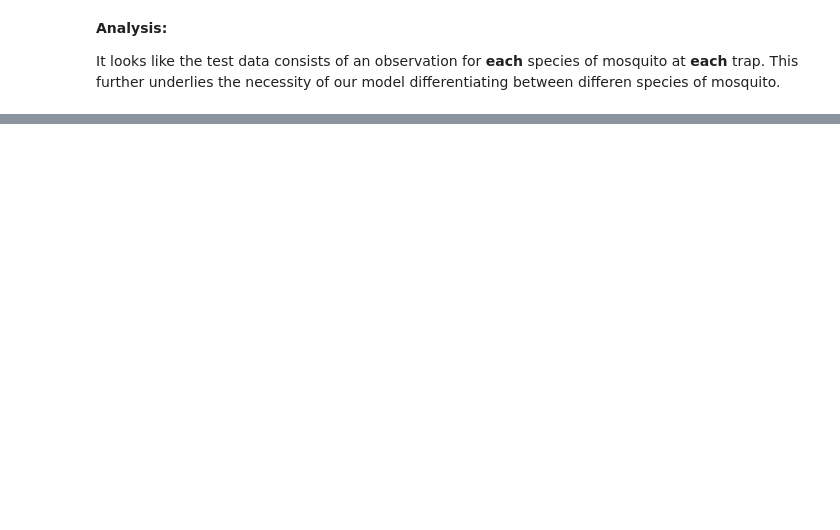
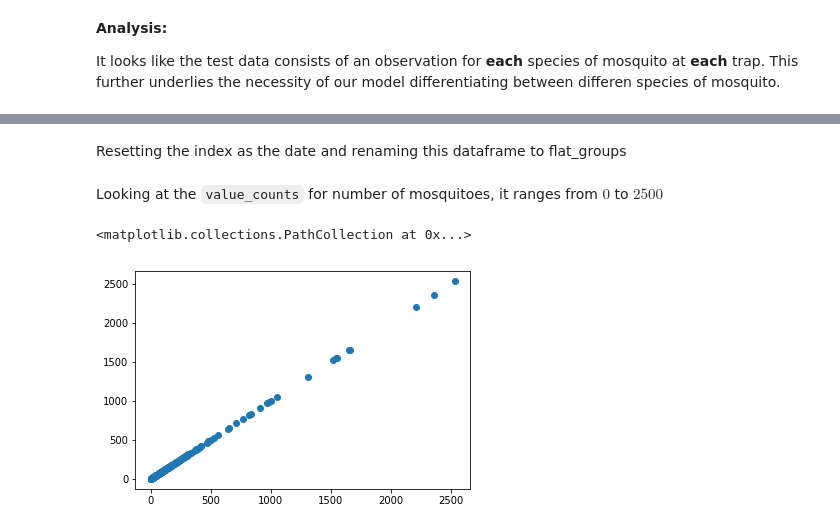
Before and after one commit to camarenad/wnv_prevention, a Jupyter notebook: jj/nb_suggested_order/01_Cleaning.ipynb, the cells around one changed output, grey strips where cells are left out. Saved outputs shown, nothing was run; the diff lists cells and outputs as text; code cells hidden in the pictures; blank space fills up the shorter version.

```diff
--- a/jj/nb_suggested_order/01_Cleaning.ipynb
+++ b/jj/nb_suggested_order/01_Cleaning.ipynb
@@ -196,0 +352,3 @@ df.to_csv('../data/train_clean.csv')
+# %%
+df['Date2'] = df['Date']
+df.set_index('Date',inplace=True)
@@ -196,0 +357,15 @@ df.to_csv('../data/train_clean.csv')
+# %%
+grouped_traps = df.groupby(['Date','Trap','Species'])[['NumMosquitos', 'WnvPresent']].sum()
+# %% [markdown]
+Resetting the index as the date and renaming this dataframe to flat_groups
+# %%
+flat_groups = grouped_traps.reset_index().set_index('Date')
+# %% [markdown]
+Looking at the `value_counts` for number of mosquitoes, it ranges from  $0$ to  $2500$
+# %%
+flat_groups['WnvPresent'] = flat_groups['WnvPresent'].map(lambda x: int(x > 0))
+# %%
+plt.scatter(flat_groups.NumMosquitos.value_counts().index, flat_groups.NumMosquitos.value_counts().index)
+# %% [output]
+<matplotlib.collections.PathCollection at 0x...>
+[figure, added]
```
Also changed, not shown: parts of 73 cells of this notebook, 2 other files.
